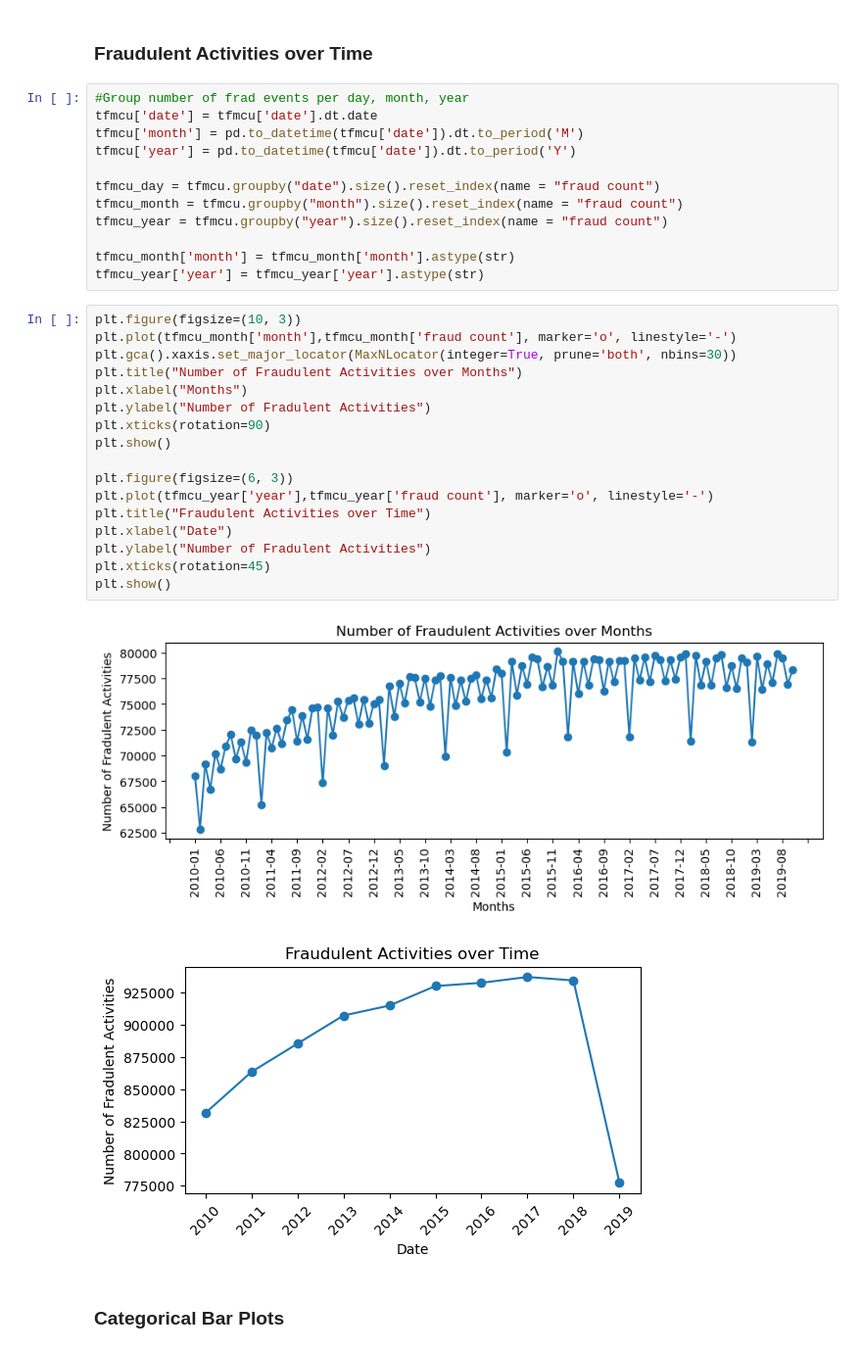
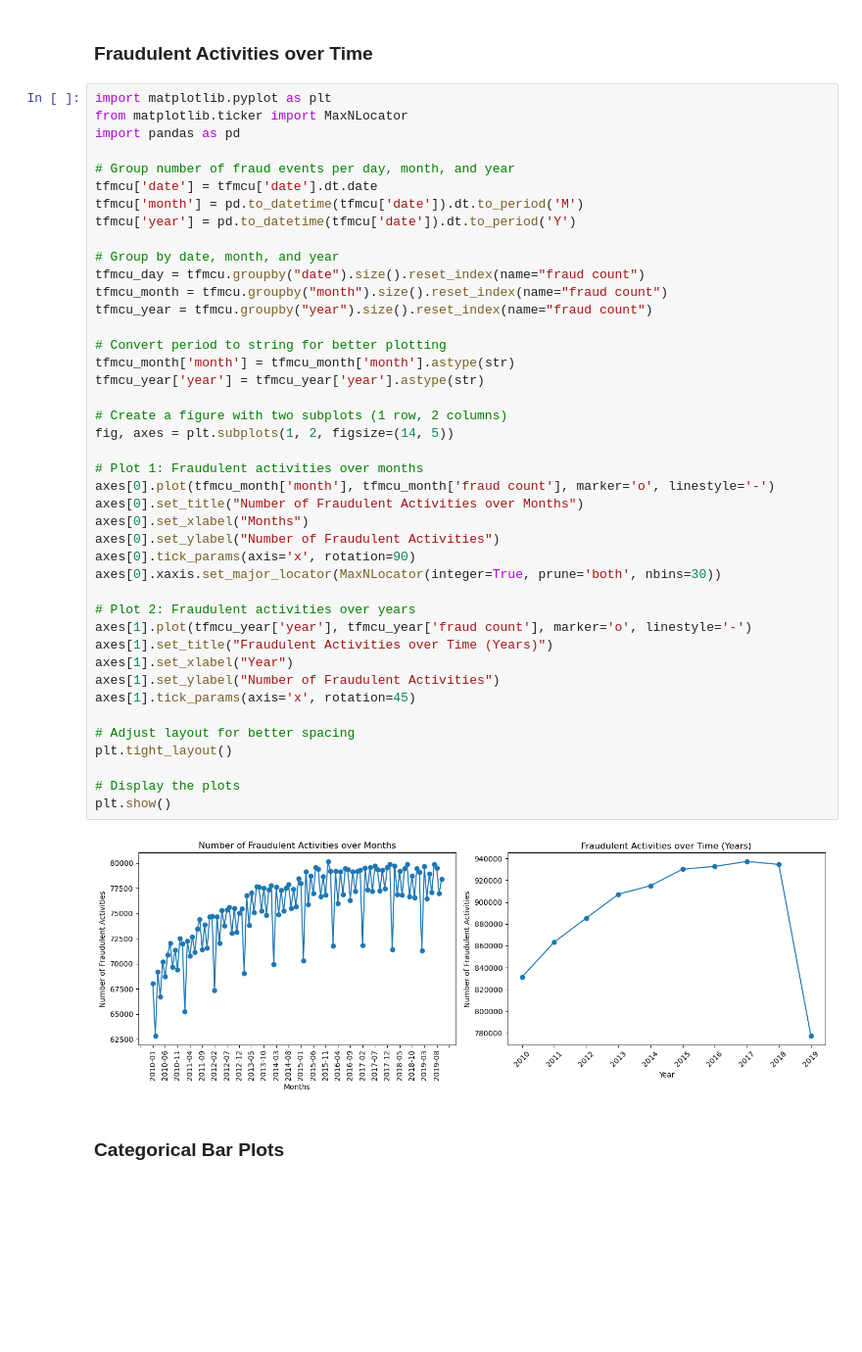
Before and after one commit to emma-sung/emma-sung.github.io, a Jupyter notebook: Financial Transactions.ipynb, the cells around one changed output. Shown at 98% size. Saved outputs shown, nothing was run; the diff lists cells and outputs as text; blank space fills up the shorter version.

```diff
--- a/Financial Transactions.ipynb
+++ b/Financial Transactions.ipynb
@@ -220,38 +242,50 @@ Total number of fraudulent transactions is  13332 .
 The percent of fraudulent transactions is 0.15%
 # %% [markdown]
 ### Fraudulent Activities over Time
-# %%
-#Group number of frad events per day, month, year
-tfmcu['date'] = tfmcu['date'].dt.date
-tfmcu['month'] = pd.to_datetime(tfmcu['date']).dt.to_period('M')
-tfmcu['year'] = pd.to_datetime(tfmcu['date']).dt.to_period('Y')
-
-tfmcu_day = tfmcu.groupby("date").size().reset_index(name = "fraud count")
-tfmcu_month = tfmcu.groupby("month").size().reset_index(name = "fraud count")
-tfmcu_year = tfmcu.groupby("year").size().reset_index(name = "fraud count")
-
-tfmcu_month['month'] = tfmcu_month['month'].astype(str)
-tfmcu_year['year'] = tfmcu_year['year'].astype(str)
-# %%
-plt.figure(figsize=(10, 3))
-plt.plot(tfmcu_month['month'],tfmcu_month['fraud count'], marker='o', linestyle='-')
-plt.gca().xaxis.set_major_locator(MaxNLocator(integer=True, prune='both', nbins=30))
-plt.title("Number of Fraudulent Activities over Months")
-plt.xlabel("Months")
-plt.ylabel("Number of Fradulent Activities")
-plt.xticks(rotation=90)
-plt.show()
-
-plt.figure(figsize=(6, 3))
-plt.plot(tfmcu_year['year'],tfmcu_year['fraud count'], marker='o', linestyle='-')
-plt.title("Fraudulent Activities over Time")
-plt.xlabel("Date")
-plt.ylabel("Number of Fradulent Activities")
-plt.xticks(rotation=45)
-plt.show()
-# %% [output]
-[figure, removed]
-[figure, removed]
+# %%
+import matplotlib.pyplot as plt
+from matplotlib.ticker import MaxNLocator
+import pandas as pd
+
+# Group number of fraud events per day, month, and year
+tfmcu['date'] = tfmcu['date'].dt.date
+tfmcu['month'] = pd.to_datetime(tfmcu['date']).dt.to_period('M')
+tfmcu['year'] = pd.to_datetime(tfmcu['date']).dt.to_period('Y')
+
+# Group by date, month, and year
+tfmcu_day = tfmcu.groupby("date").size().reset_index(name="fraud count")
+tfmcu_month = tfmcu.groupby("month").size().reset_index(name="fraud count")
+tfmcu_year = tfmcu.groupby("year").size().reset_index(name="fraud count")
+
+# Convert period to string for better plotting
+tfmcu_month['month'] = tfmcu_month['month'].astype(str)
+tfmcu_year['year'] = tfmcu_year['year'].astype(str)
+
+# Create a figure with two subplots (1 row, 2 columns)
+fig, axes = plt.subplots(1, 2, figsize=(14, 5))
+
+# Plot 1: Fraudulent activities over months
+axes[0].plot(tfmcu_month['month'], tfmcu_month['fraud count'], marker='o', linestyle='-')
+axes[0].set_title("Number of Fraudulent Activities over Months")
+axes[0].set_xlabel("Months")
+axes[0].set_ylabel("Number of Fraudulent Activities")
+axes[0].tick_params(axis='x', rotation=90)
+axes[0].xaxis.set_major_locator(MaxNLocator(integer=True, prune='both', nbins=30))
+
+# Plot 2: Fraudulent activities over years
+axes[1].plot(tfmcu_year['year'], tfmcu_year['fraud count'], marker='o', linestyle='-')
+axes[1].set_title("Fraudulent Activities over Time (Years)")
+axes[1].set_xlabel("Year")
+axes[1].set_ylabel("Number of Fraudulent Activities")
+axes[1].tick_params(axis='x', rotation=45)
+
+# Adjust layout for better spacing
+plt.tight_layout()
+
+# Display the plots
+plt.show()
+# %% [output]
+[figure, added]
 # %% [markdown]
 ### Categorical Bar Plots
 # %%
```
Also changed, not shown: parts of 36 cells of this notebook.
